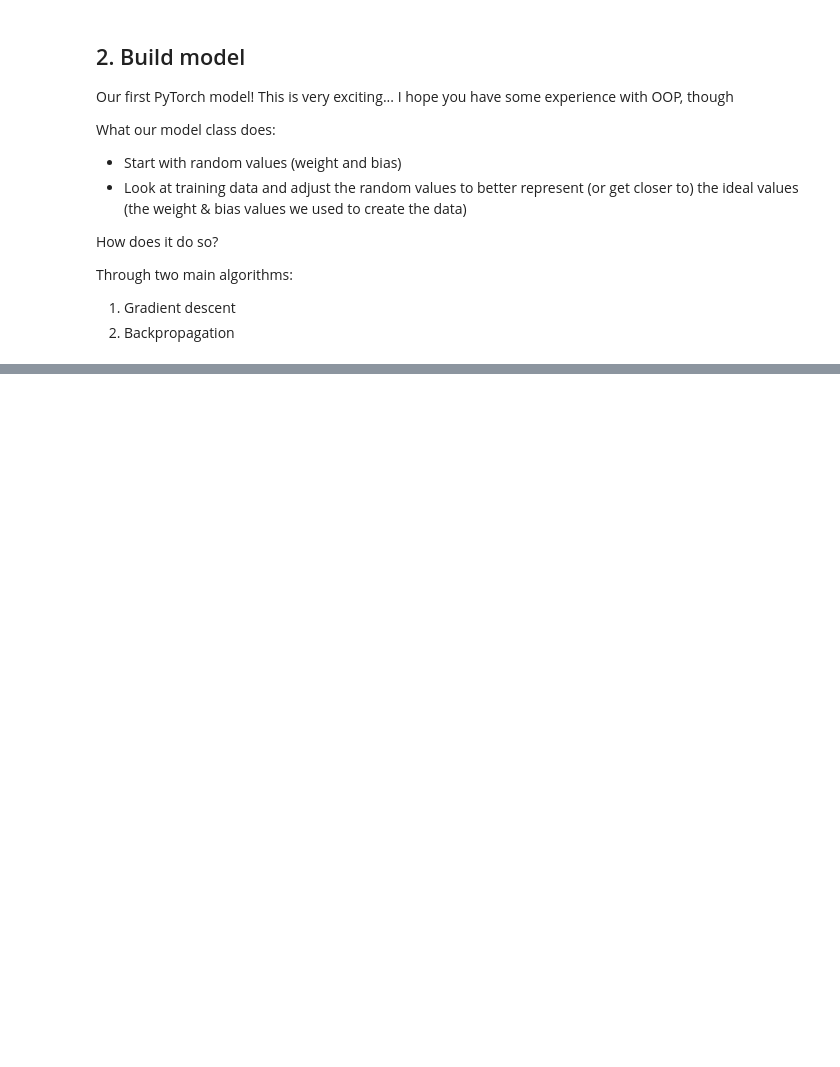
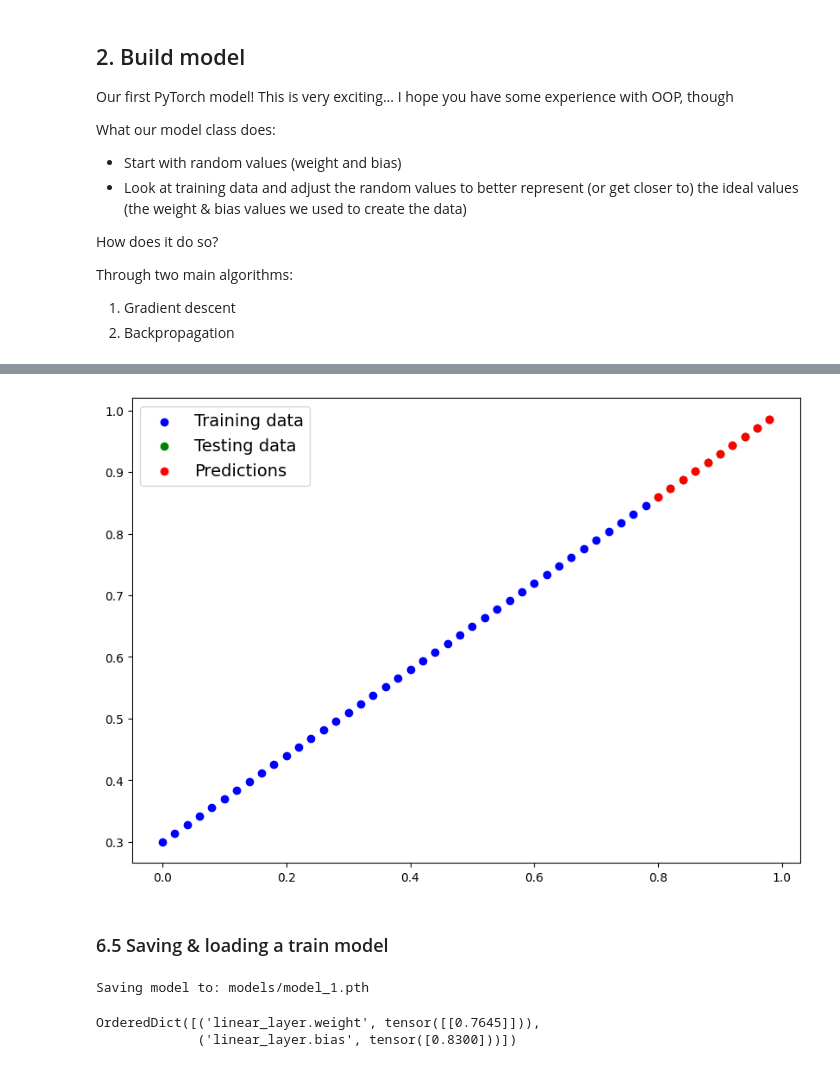
Before and after one commit to jamesxleon/ML_engineering_fundamentals, a Jupyter notebook: PyTorch/01_PyTorch_Workflow.ipynb, the cells around one changed output, grey strips where cells are left out. Drawn from its saved outputs; the diff is of its cells as text; code cells hidden in the pictures; blank space fills up the shorter version.

```diff
--- a/PyTorch/01_PyTorch_Workflow.ipynb
+++ b/PyTorch/01_PyTorch_Workflow.ipynb
@@ -219,0 +625,7 @@ lora_config = LoraConfig(
+# %%
+# Split data
+train_split = int(0.8 * len(X))
+X_train, y_train = X[:train_split], y[:train_split]
+X_test, y_test = X[train_split:], y[train_split:]
+
+len(X_train), len(y_train), len(X_test), len(y_test)
@@ -219,0 +645,19 @@ lora_config = LoraConfig(
+# %%
+# Create a linear model by subclassing nn.Module
+class LinearRegressionModelV2(nn.Module):
+  # this time, instead of initializing the parameters, let's initialize a layer
+  def __init__(self):
+    super().__init__()
+    # Using nn.Linear() for creating the model's parameters / also called: linear transform, probing layer, fully connected layer, dense layer (in tf)
+    self.linear_layer = nn.Linear(in_features=1, # <- one feature gets in for this case
+                                  out_features=1) # <- one feature gets out for the input (which is also one in this case)
+
+  # Here we explicitly define that the x we are expecting is a torch.Tensor and -> torch.Tensor means it returns a torch.Tensor
+  def forward(self, x: torch.Tensor) -> torch.Tensor:
+    return self.linear_layer(x)
+
+# Set the manual seed
+torch.manual_seed(42)
+
+model_1 = LinearRegressionModelV2()
+model_1, model_1.state_dict()
@@ -219,0 +684,7 @@ lora_config = LoraConfig(
+# %%
+# Setup loss function
+loss_fn = nn.L1Loss()
+
+# Setup optimizer
+optimizer = torch.optim.SGD(params=model_1.parameters(),
+                            lr=0.01)
@@ -219,0 +759,9 @@ lora_config = LoraConfig(
+# %%
+# Turn model into evaluation mode
+model_1.eval()
+
+# Make predictions
+with torch.inference_mode():
+  y_preds = model_1(X_test)
+
+y_preds
@@ -219,0 +779,34 @@ lora_config = LoraConfig(
+# %%
+# Visualize!
+plot_predictions(predictions=y_preds)
+# %% [output]
+[figure, added]
+# %% [markdown]
+### 6.5 Saving & loading a train model
+# %%
+# Save the model
+from pathlib import Path
+
+# 1. Create a models directory
+MODEL_PATH = Path("models")
+MODEL_PATH.mkdir(parents=True, exist_ok=True)
+
+# 2. Create model save path
+MODEL_NAME = "model_1.pth"
+MODEL_SAVE_PATH = MODEL_PATH / MODEL_NAME
+
+# 3. Save the model state dict
+print(f"Saving model to: {MODEL_SAVE_PATH}")
+torch.save(obj=model_1.state_dict(),
+           f=MODEL_SAVE_PATH)
+# %% [output]
+Saving model to: models/model_1.pth
+# %%
+# Load a PyTorch model
+
+# Create a new instance of the model
+loaded_model_1 = LinearRegressionModelV2()
+loaded_model_1.state_dict()
+# %% [output]
+OrderedDict([('linear_layer.weight', tensor([[0.7645]])),
+             ('linear_layer.bias', tensor([0.8300]))])
```
Also changed, not shown: parts of 67 cells of this notebook.
